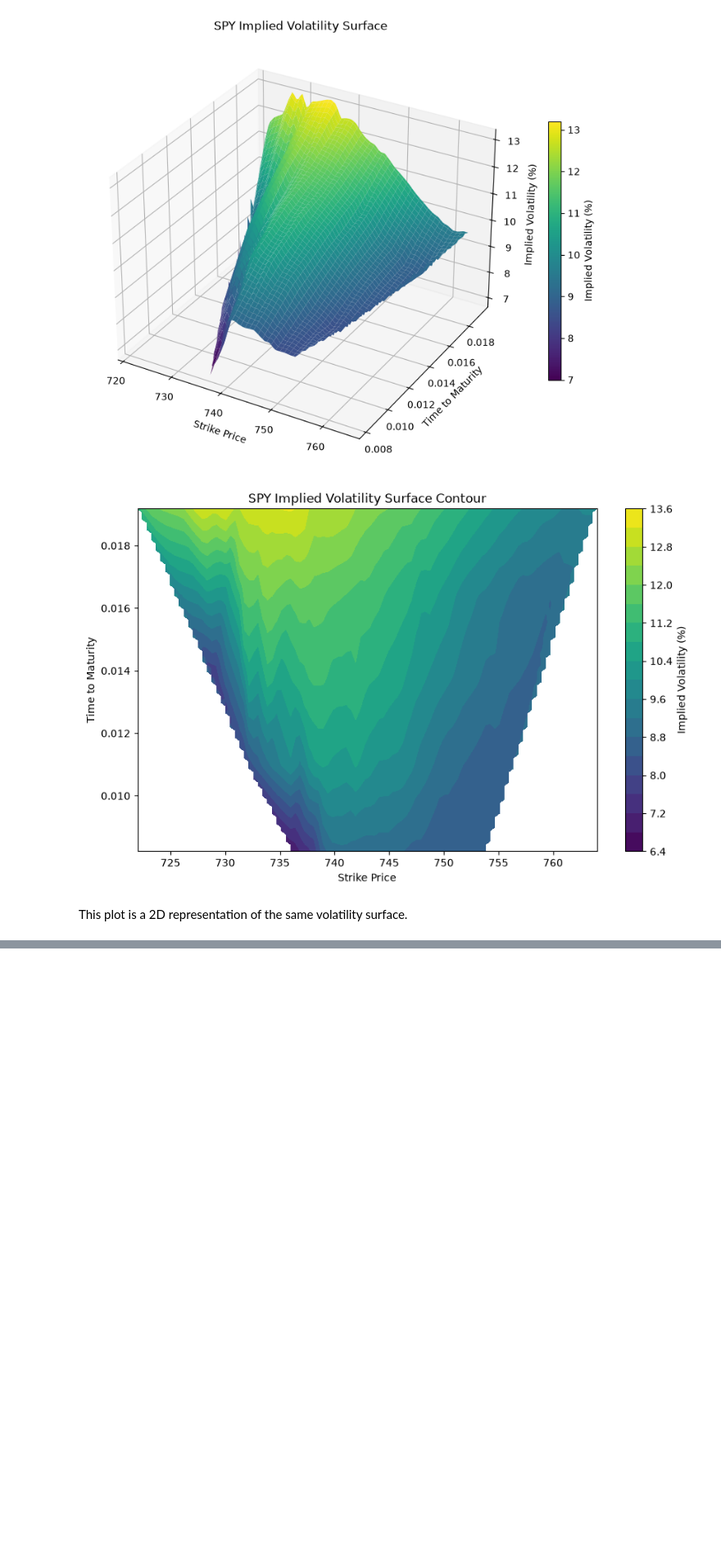
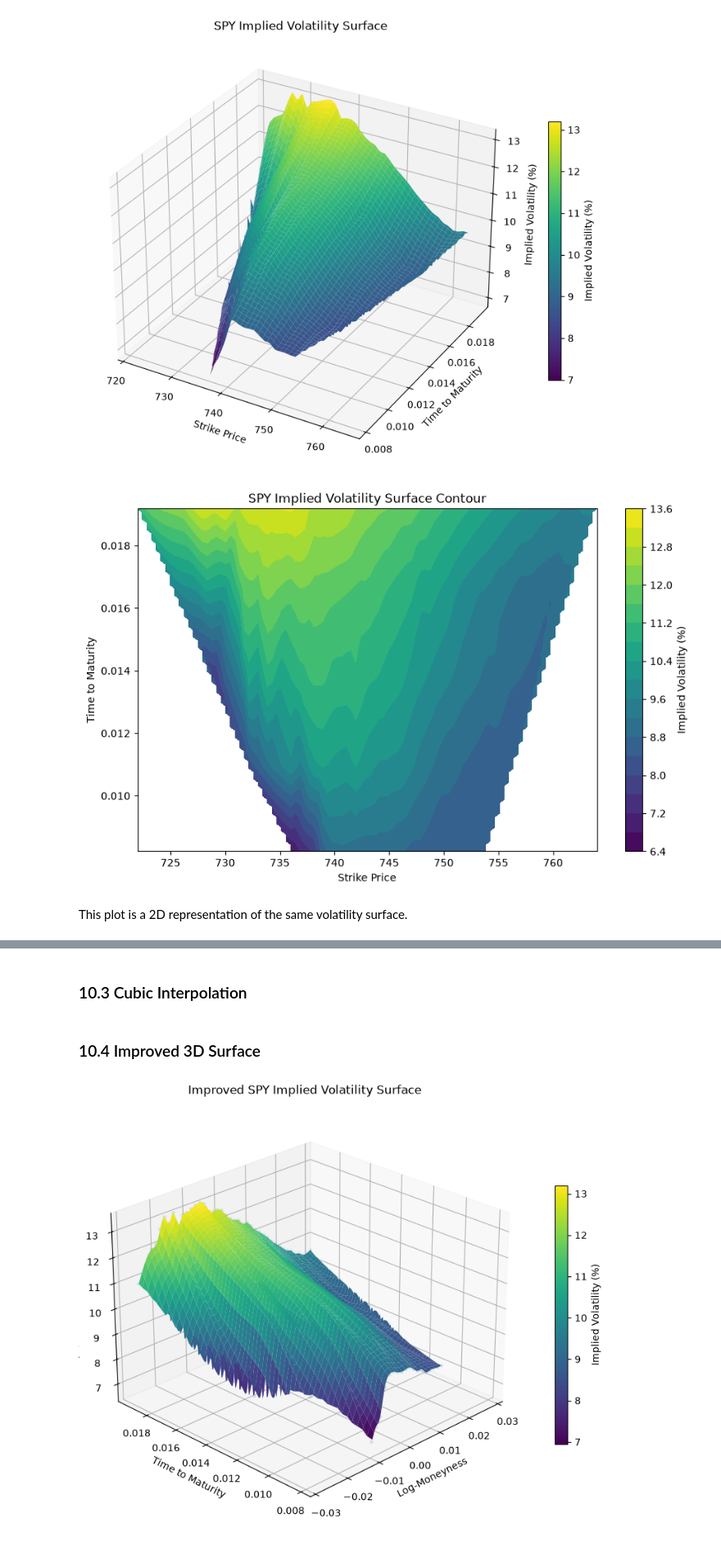
Before and after one commit to evanmartin21/Quant-Summer-Research-Project, a Jupyter notebook: notebooks/08_implied_volatility_surface.ipynb, the cells around one changed output, grey strips where cells are left out. Shown at 82% size. Drawn from its saved outputs; the diff is of its cells as text; code cells hidden in the pictures; blank space fills up the shorter version.

```diff
--- a/notebooks/08_implied_volatility_surface.ipynb
+++ b/notebooks/08_implied_volatility_surface.ipynb
@@ -579,0 +586,12 @@ This plot is a 2D representation of the same volatility surface.
+# %%
+improved_iv = valid_iv[
+    valid_iv["moneyness"].between(0.85, 1.15)
+    & (valid_iv["relative_spread"] <= 0.15)
+    & (valid_iv["openInterest"].fillna(0) >= 100)
+    & valid_iv["implied_volatility"].between(0.05, 1.00)
+].copy()
+
+improved_iv = improved_iv.reset_index(drop=True)
+
+print(f"Original Filtered Contracts: {len(filtered_iv)}")
+print(f"Improved Filtered Contracts: {len(improved_iv)}")
@@ -579,0 +611,6 @@ This plot is a 2D representation of the same volatility surface.
+# %%
+improved_iv["log_moneyness"] = np.log(
+    improved_iv["strike"] / S0
+)
+# %% [markdown]
+### 10.3 Cubic Interpolation
@@ -579,0 +674,41 @@ This plot is a 2D representation of the same volatility surface.
+# %% [markdown]
+### 10.4 Improved 3D Surface
+# %%
+fig = plt.figure(figsize=(13, 8))
+
+ax = fig.add_subplot(111, projection="3d")
+
+surface = ax.plot_surface(
+    moneyness_mesh,
+    maturity_mesh,
+    improved_surface * 100,
+    cmap="viridis",
+    edgecolor="none",
+    antialiased=True,
+)
+
+ax.scatter(
+    improved_surface_data["log_moneyness"],
+    improved_surface_data["time_to_maturity"],
+    improved_surface_data["implied_volatility"] * 100,
+    s=8,
+    alpha=0.35,
+)
+
+ax.set_xlabel("Log-Moneyness")
+ax.set_ylabel("Time to Maturity")
+ax.set_zlabel("Implied Volatility (%)")
+ax.set_title("Improved SPY Implied Volatility Surface")
+
+fig.colorbar(
+    surface,
+    ax=ax,
+    shrink=0.6,
+    label="Implied Volatility (%)",
+)
+
+ax.view_init(elev=25, azim=-135)
+
+plt.show()
+# %% [output]
+[figure, added]
```
Also changed, not shown: parts of 6 cells of this notebook, 1 other file.
